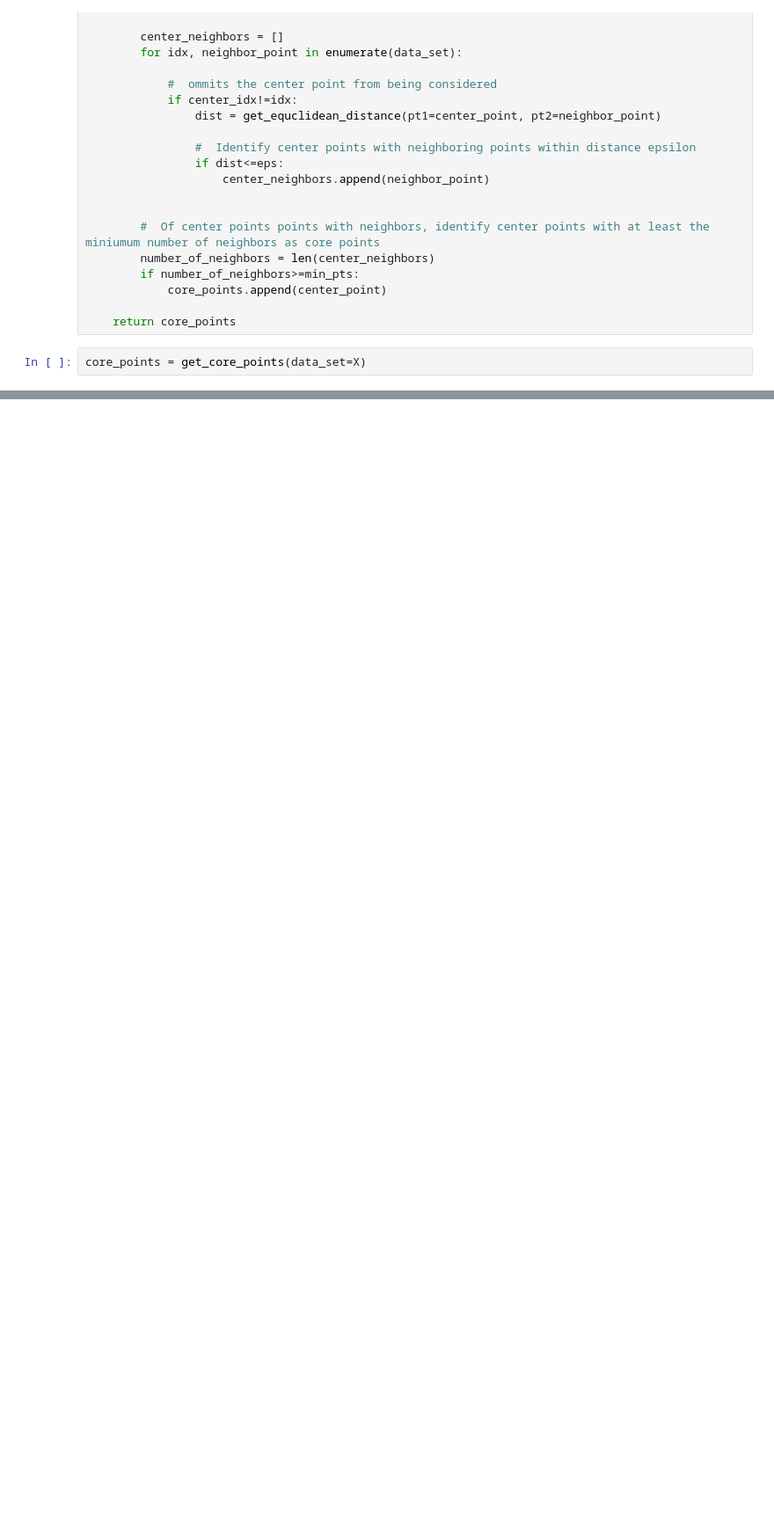
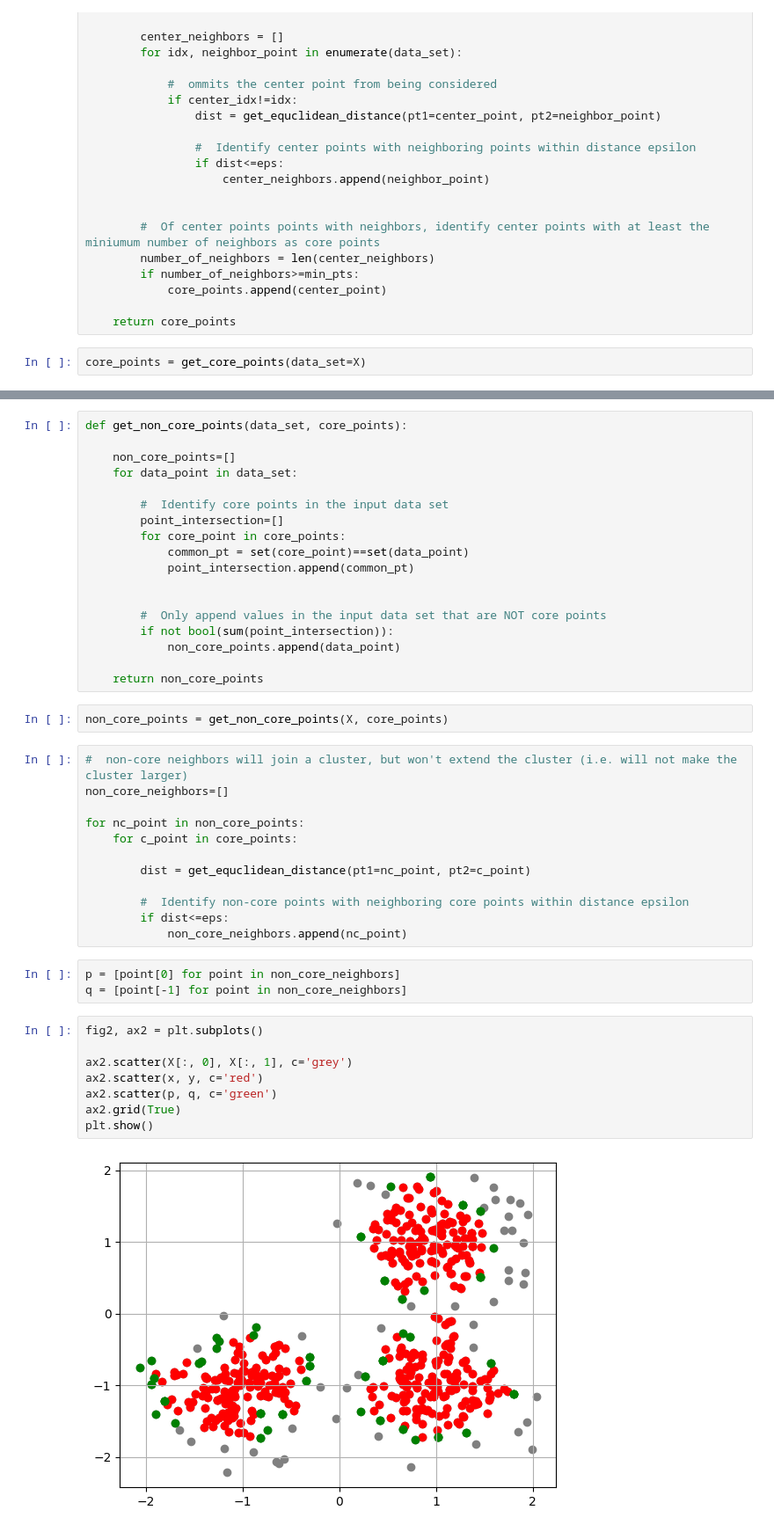
Before and after one commit to AndresDFlores/clustering_algorithms, a Jupyter notebook: density_based_clustering.ipynb, the cells around one changed output, grey strips where cells are left out. Shown at 88% size. Drawn from its saved outputs; the diff is of its cells as text; blank space fills up the shorter version.

```diff
--- a/density_based_clustering.ipynb
+++ b/density_based_clustering.ipynb
@@ -70,0 +78,45 @@ plt.show()
+# %%
+def get_non_core_points(data_set, core_points):
+
+    non_core_points=[]
+    for data_point in data_set:
+
+        #  Identify core points in the input data set
+        point_intersection=[]
+        for core_point in core_points:
+            common_pt = set(core_point)==set(data_point)
+            point_intersection.append(common_pt)
+
+
+        #  Only append values in the input data set that are NOT core points
+        if not bool(sum(point_intersection)):
+            non_core_points.append(data_point)
+
+    return non_core_points
+# %%
+non_core_points = get_non_core_points(X, core_points)
+# %%
+#  non-core neighbors will join a cluster, but won't extend the cluster (i.e. will not make the cluster larger)
+non_core_neighbors=[]
+
+for nc_point in non_core_points:
+    for c_point in core_points:
+
+        dist = get_equclidean_distance(pt1=nc_point, pt2=c_point)
+
+        #  Identify non-core points with neighboring core points within distance epsilon
+        if dist<=eps:
+            non_core_neighbors.append(nc_point)
+# %%
+p = [point[0] for point in non_core_neighbors]
+q = [point[-1] for point in non_core_neighbors]
+# %%
+fig2, ax2 = plt.subplots()
+
+ax2.scatter(X[:, 0], X[:, 1], c='grey')
+ax2.scatter(x, y, c='red')
+ax2.scatter(p, q, c='green')
+ax2.grid(True)
+plt.show()
+# %% [output]
+[figure, added]
```
Also changed, not shown: parts of 14 cells of this notebook.
